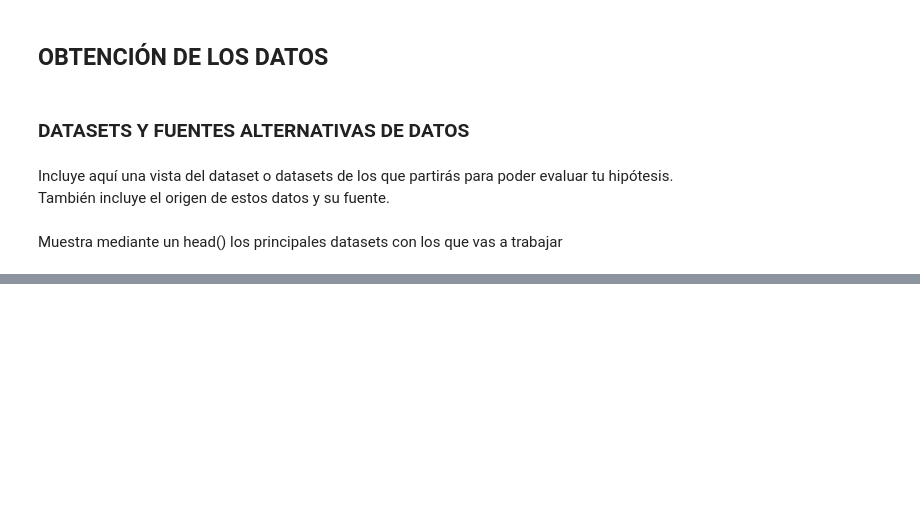
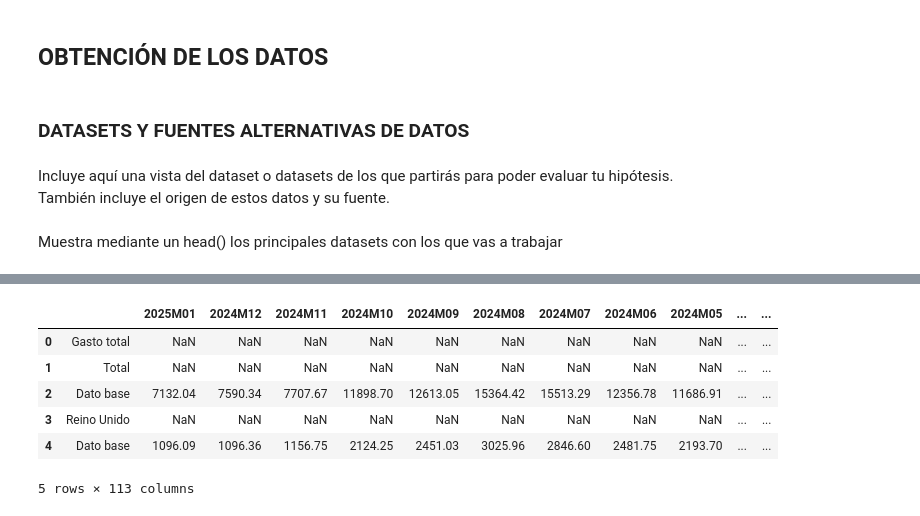
Before and after one commit to Cristianvas198/EDA_Turismo, a Jupyter notebook: 1-Definicion_EDA_turismo.ipynb, the cells around one changed output, grey strips where cells are left out. Cells and saved outputs as stored; diff of their text form; code cells hidden in the pictures; blank space fills up the shorter version.

```diff
--- a/1-Definicion_EDA_turismo.ipynb
+++ b/1-Definicion_EDA_turismo.ipynb
@@ -134,0 +90,11 @@ df_5.head(10)
+# %%
+#Gasto de los turistas internacionales según país de residencia
+df_4.head()
+# %% [output]
+|  |  | 2025M01 | 2024M12 | 2024M11 | 2024M10 | 2024M09 | 2024M08 | 2024M07 | 2024M06 | 2024M05 | ... | ... |
+| 0 | Gasto total | NaN | NaN | NaN | NaN | NaN | NaN | NaN | NaN | NaN | ... | ... |
+| 1 | Total | NaN | NaN | NaN | NaN | NaN | NaN | NaN | NaN | NaN | ... | ... |
+| 2 | Dato base | 7132.04 | 7590.34 | 7707.67 | 11898.70 | 12613.05 | 15364.42 | 15513.29 | 12356.78 | 11686.91 | ... | ... |
+| 3 | Reino Unido | NaN | NaN | NaN | NaN | NaN | NaN | NaN | NaN | NaN | ... | ... |
+| 4 | Dato base | 1096.09 | 1096.36 | 1156.75 | 2124.25 | 2451.03 | 3025.96 | 2846.60 | 2481.75 | 2193.70 | ... | ... |
+5 rows × 113 columns
```
Also changed, not shown: parts of 11 cells of this notebook, 3 other files.
